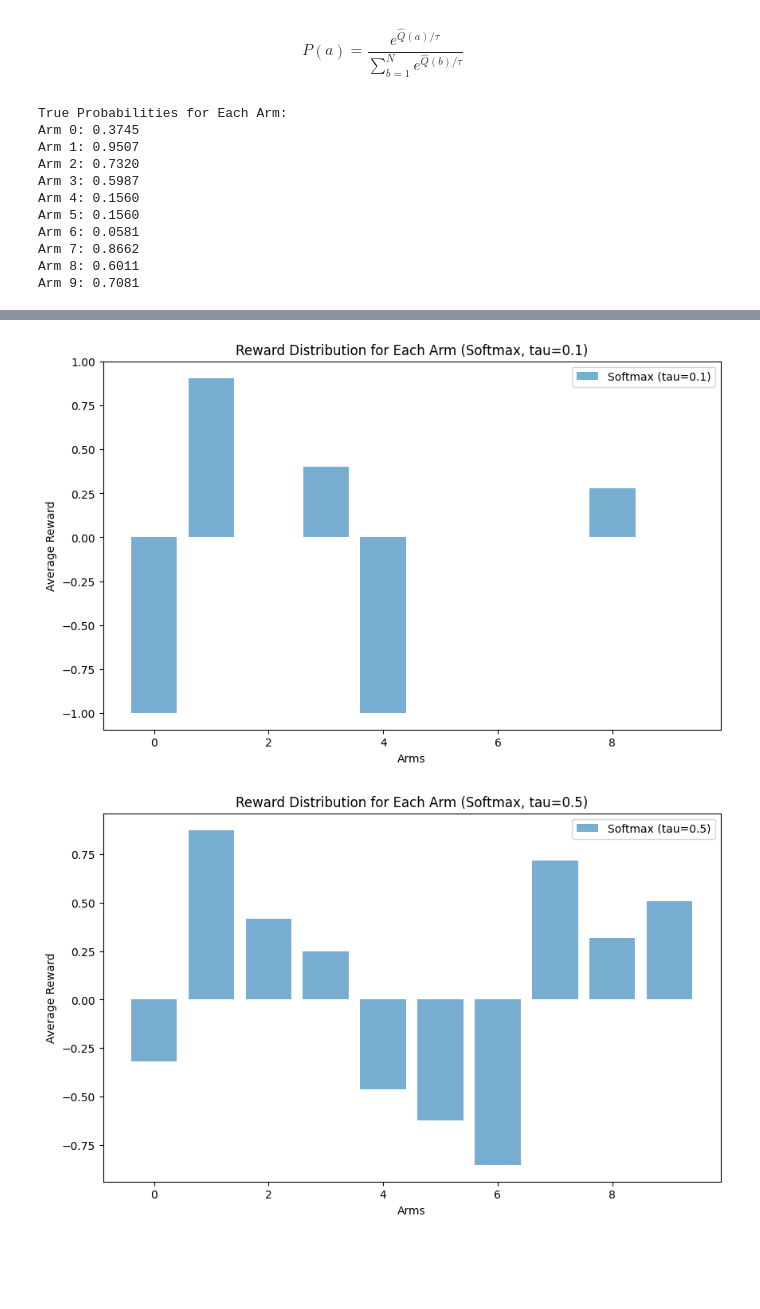
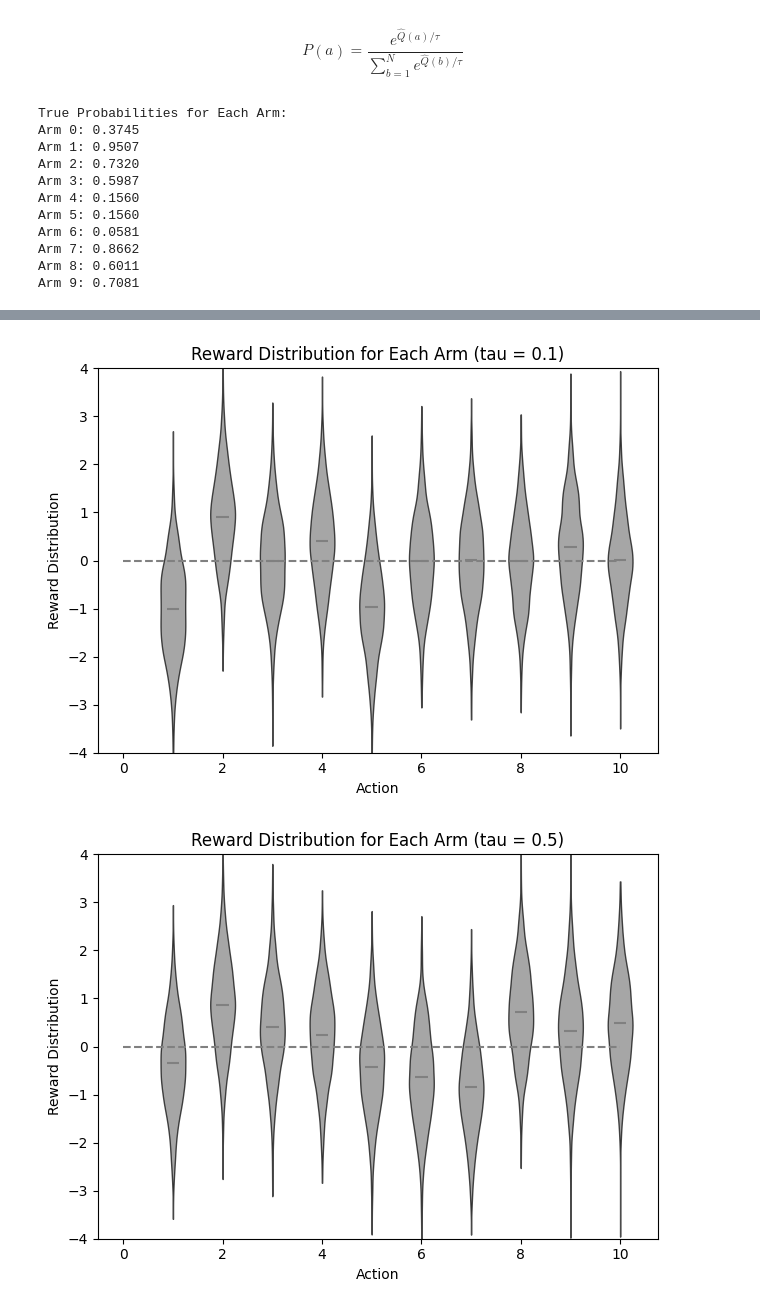
Before and after one commit to ChanifRusydi/pembelajaran-mesin-lanjut, a Jupyter notebook: Tugas1/TugasKelompok1_20241107.ipynb, the cells around one changed output, grey strips where cells are left out. Saved outputs shown, nothing was run; the diff lists cells and outputs as text; code cells hidden in the pictures; blank space fills up the shorter version.

```diff
--- a/Tugas1/TugasKelompok1_20241107.ipynb
+++ b/Tugas1/TugasKelompok1_20241107.ipynb
@@ -162,20 +183,0 @@ Arm 9: 0.5000 average reward
-# %%
-import seaborn as sns
-import matplotlib.pyplot as plt
-
-action = np.random.randint(1, 4, 1000)
-reward = np.random.randint(1, 1000, 1000)
-
-
-# Sample data
-data = {'action': action,
-        'reward': reward}
-
-# Create the violin plot
-sns.violinplot(x='action', y='reward', data=data)
-
-plt.xlabel('Action')
-plt.ylabel('Reward Distribution')
-plt.title('Reward Distribution by Action')
-
-plt.show()
@@ -431,22 +449,48 @@ plt.legend()
 plt.tight_layout()
 plt.show()
 
-# Plotting reward distribution for each arm for different tau values
-for tau_idx, tau in enumerate(tau_values):
-    plt.figure(figsize=(10, 6))
-    plt.bar(np.arange(n_arms), average_reward_distribution[:, tau_idx], alpha=0.6, label=f"Softmax (tau={tau})")
-    plt.xlabel("Arms")
-    plt.ylabel("Average Reward")
-    plt.title(f"Reward Distribution for Each Arm (Softmax, tau={tau})")
-    plt.legend()
-    plt.show()
-
 # Display average reward distribution for each arm for each tau
 for tau_idx, tau in enumerate(tau_values):
     print(f"Average reward distribution for Softmax (tau={tau}):")
     for arm in range(n_arms):
         print(f"Arm {arm}: {average_reward_distribution[arm, tau_idx]:.4f} average reward")
     print("\n")
+
+# Plotting reward distribution for each arm separately for each epsilon
+for idx, tau_values in enumerate(tau_values):
+  # Generate the violin plot with corrected reward samples
+  fig = plt.figure()
+  ax = fig.add_subplot(111)
+
+  # Generate 2000 samples per action with 10 actions centered around average reward per arm
+  reward_samples = np.random.randn(2000, n_arms) + average_reward_distribution[:, idx]  # Use epsilon=0 as an example
+
+  # Create the violin plot
+  parts = ax.violinplot(reward_samples, showmeans=True, showextrema=False)
+
+  # Set color for each violin body
+  for pc in parts['bodies']:
+      pc.set_facecolor('gray')  # Gray color for violins
+      pc.set_edgecolor('black')  # Optional: adds border to violins
+      pc.set_alpha(0.7)  # Optional: adjust transparency
+
+  # Set color for the mean marker
+  parts['cmeans'].set_color('gray')
+
+  # Add a horizontal dashed line at y=0
+  ax.plot([0, n_arms], [0, 0], color='gray', linestyle='--')
+
+  # Set y-axis limits
+  ax.set_ylim([-4, 4])
+
+  # Add axis labels
+  ax.set_xlabel("Action")
+  ax.set_ylabel("Reward Distribution")
+  ax.set_title(f"Reward Distribution for Each Arm (tau = {tau_values})")
+
+  # Adjust layout and show the plot
+  plt.tight_layout()
+  plt.show()
 # %% [output]
 True Probabilities for Each Arm:
 Arm 0: 0.3745
@@ -463,2 +524,2 @@ Arm 9: 0.7081
-[figure, old version]
+[figure, new version]
-[figure, old version]
+[figure, new version]
```
Also changed, not shown: parts of 8 cells of this notebook.
